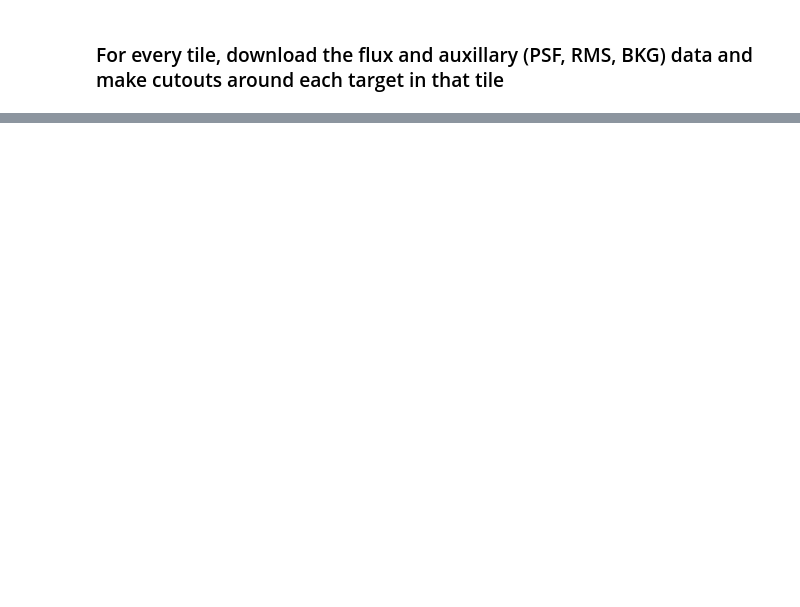
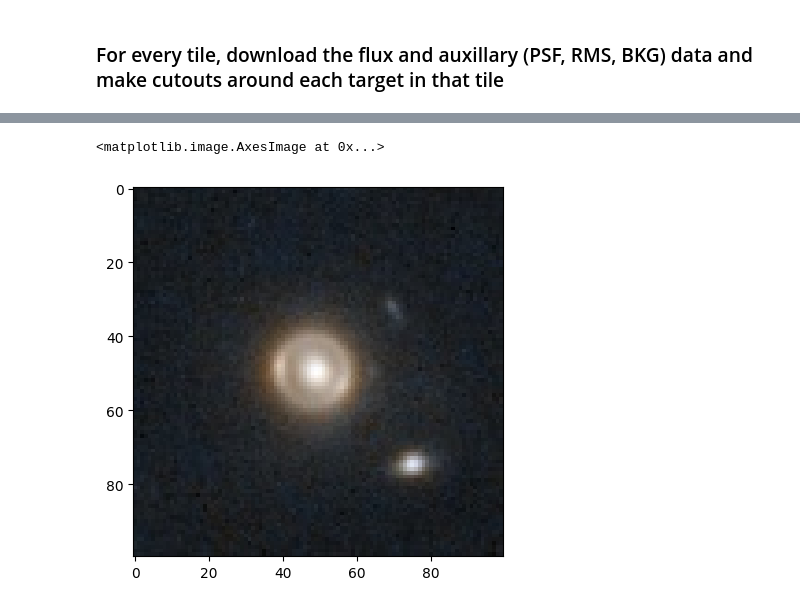
Before and after one commit to mwalmsley/bulk-euclid-cutouts, a Jupyter notebook: bulk_euclid/external_targets/tutorial_notebook.ipynb, the cells around one changed output, grey strips where cells are left out. Drawn from its saved outputs; the diff is of its cells as text; code cells hidden in the pictures; blank space fills up the shorter version.

```diff
--- a/bulk_euclid/external_targets/tutorial_notebook.ipynb
+++ b/bulk_euclid/external_targets/tutorial_notebook.ipynb
@@ -187,0 +188,6 @@ INFO:root:second: 9602 9635, 1814 1847
+# %%
+import glob
+from PIL import Image
+
+jpg_locs = glob.glob(os.path.join(cfg.jpg_dir, 'cool_strong_lens/*/*.jpg'))
+jpg_locs
@@ -187,0 +201,6 @@ INFO:root:second: 9602 9635, 1814 1847
+# %%
+loc = jpg_locs[4]  # for example
+plt.imshow(Image.open(loc))
+# %% [output]
+<matplotlib.image.AxesImage at 0x...>
+[figure, added]
```
Also changed, not shown: parts of 10 cells of this notebook.
